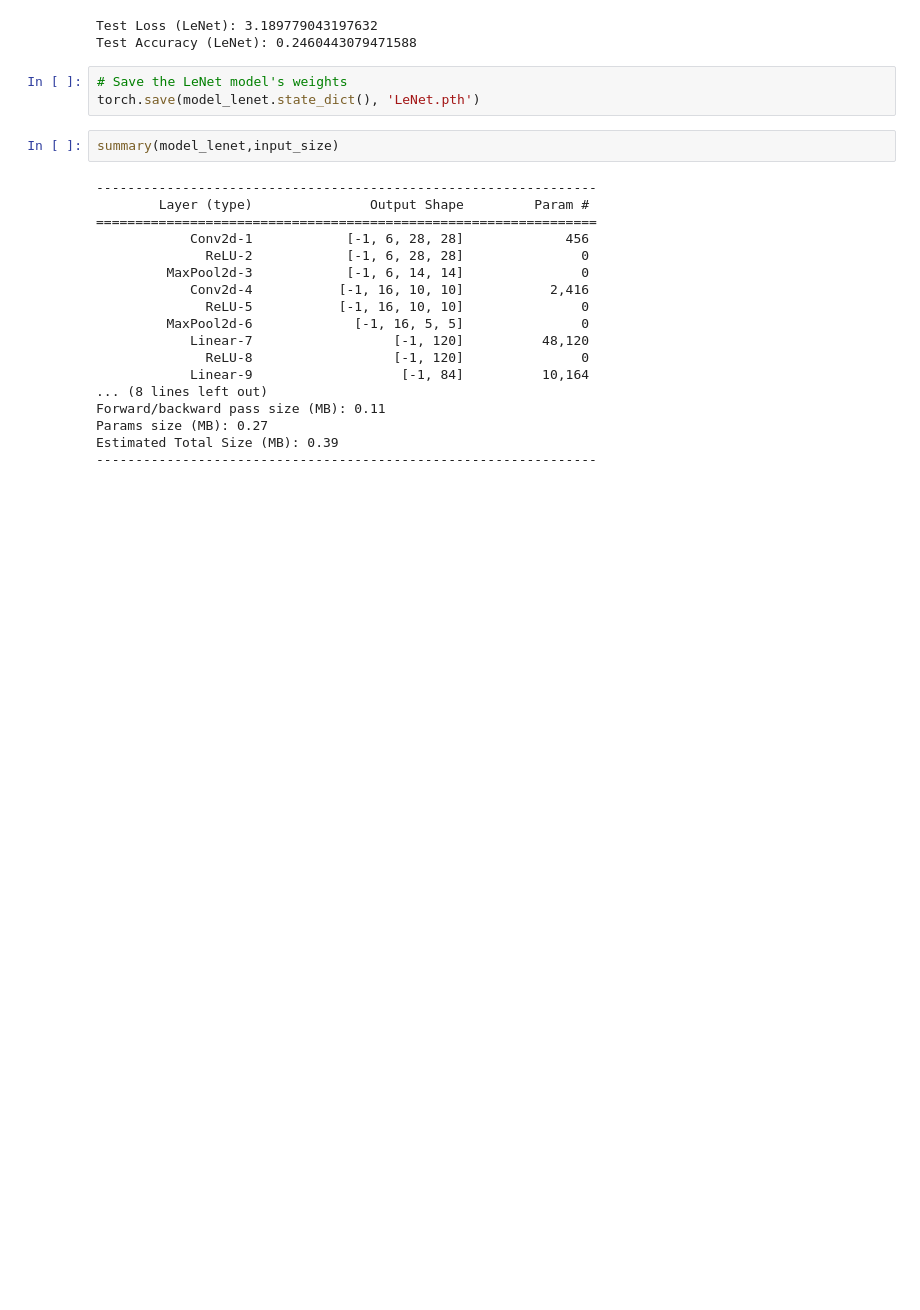
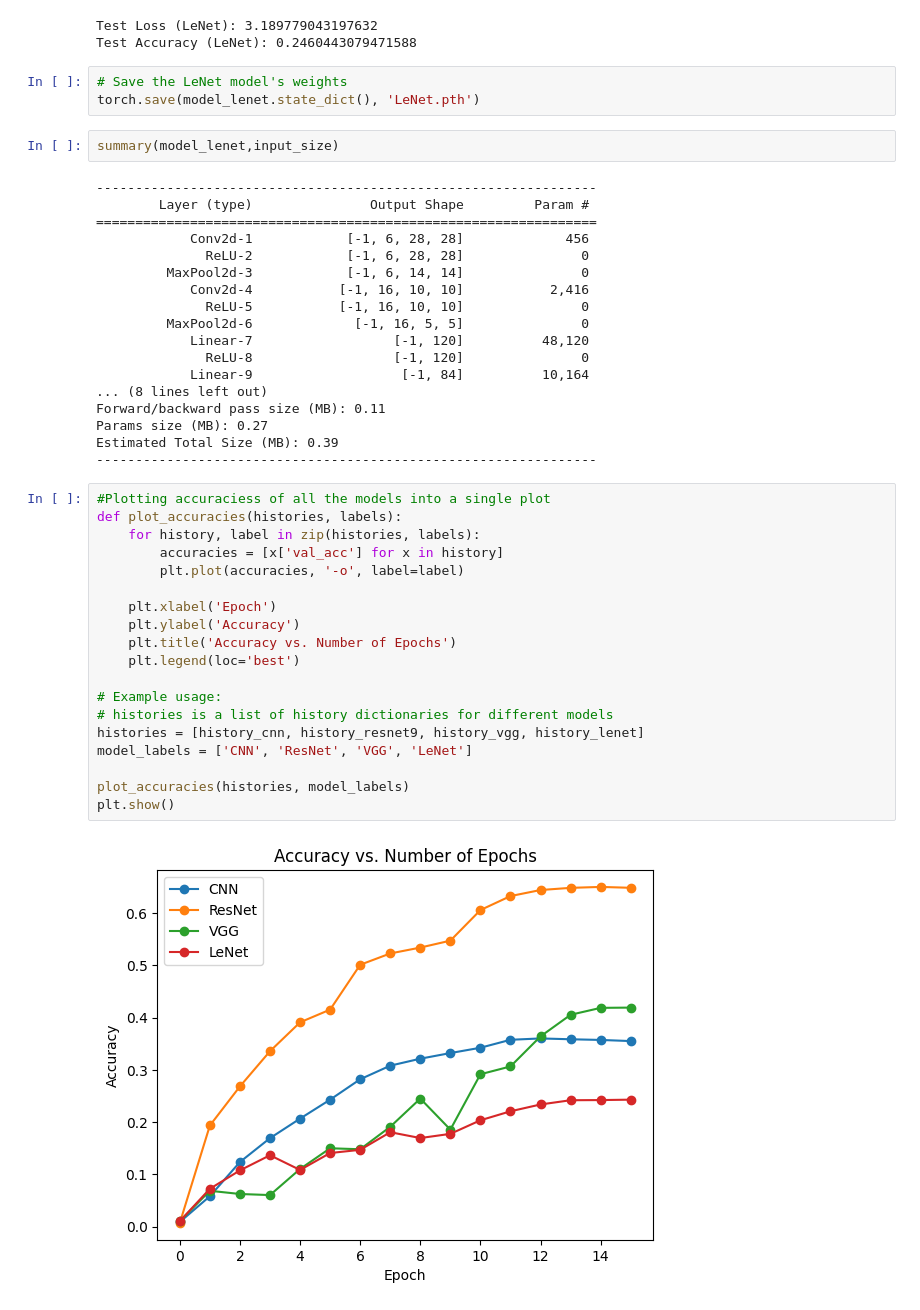
Before and after one commit to yasanthinadun/4339_COMP_SCI_7318-Deep-Learning-Fundamentals, a Jupyter notebook: Assessment_2_CNNs_for_image_classification.ipynb, the cells around one changed output. Cells and saved outputs as stored; diff of their text form; blank space fills up the shorter version.

```diff
--- a/Assessment_2_CNNs_for_image_classification.ipynb
+++ b/Assessment_2_CNNs_for_image_classification.ipynb
@@ -793,3 +793,24 @@ Forward/backward pass size (MB): 0.11
 Params size (MB): 0.27
 Estimated Total Size (MB): 0.39
 ----------------------------------------------------------------
+# %%
+#Plotting accuraciess of all the models into a single plot
+def plot_accuracies(histories, labels):
+    for history, label in zip(histories, labels):
+        accuracies = [x['val_acc'] for x in history]
+        plt.plot(accuracies, '-o', label=label)
+
+    plt.xlabel('Epoch')
+    plt.ylabel('Accuracy')
+    plt.title('Accuracy vs. Number of Epochs')
+    plt.legend(loc='best')
+
+# Example usage:
+# histories is a list of history dictionaries for different models
+histories = [history_cnn, history_resnet9, history_vgg, history_lenet]
+model_labels = ['CNN', 'ResNet', 'VGG', 'LeNet']
+
+plot_accuracies(histories, model_labels)
+plt.show()
+# %% [output]
+[figure, added]
```
Also changed, not shown: parts of 1 cell of this notebook.
